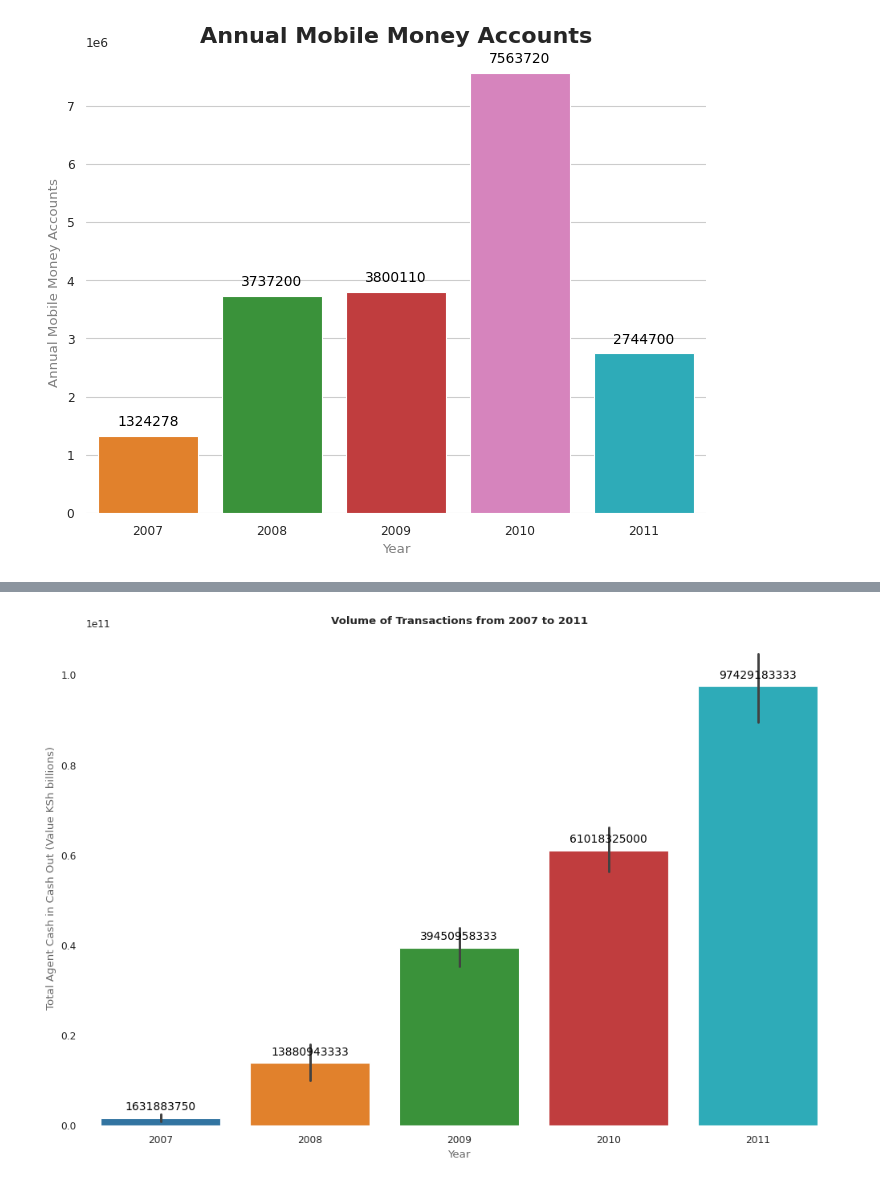
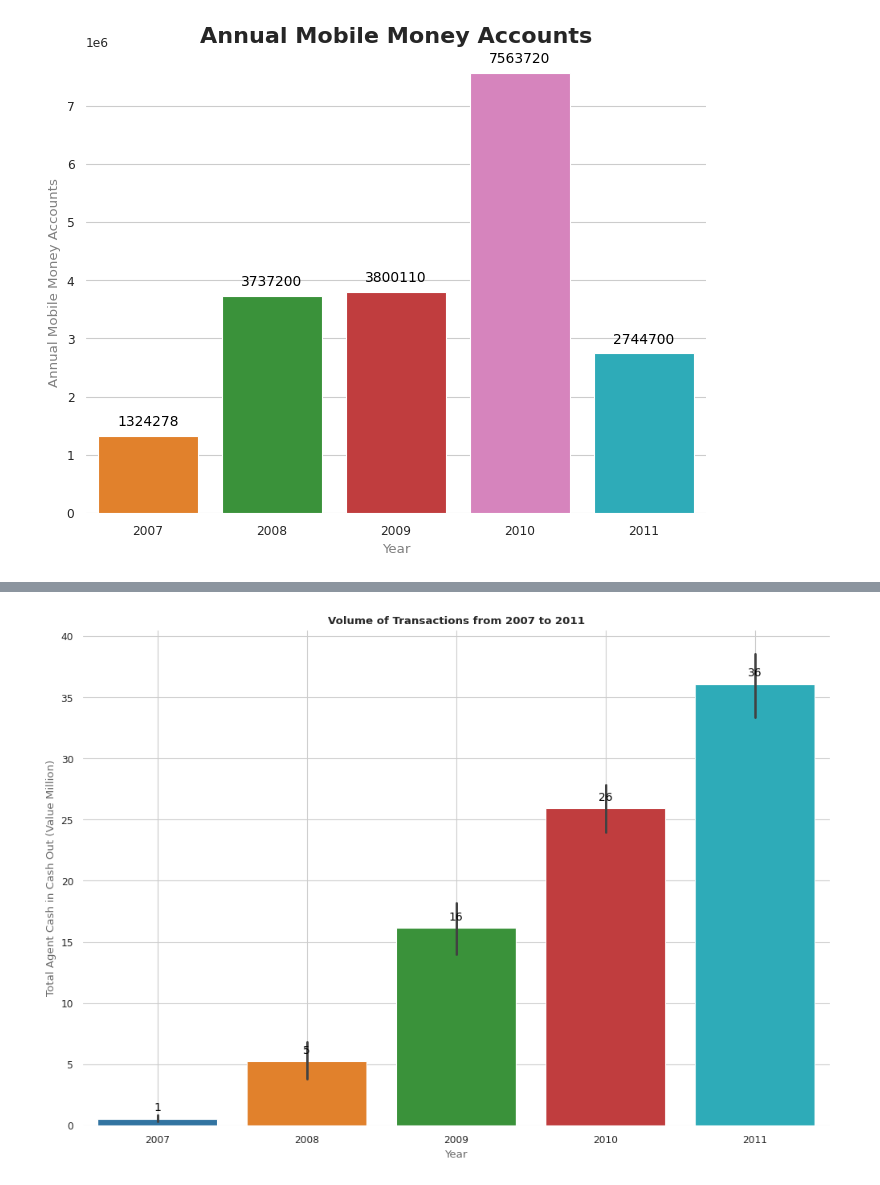
Before and after one commit to Murega14/Value-of-Transactions, a Jupyter notebook: transactions.ipynb, the cells around one changed output, grey strips where cells are left out. Saved outputs shown, nothing was run; the diff lists cells and outputs as text; code cells hidden in the pictures.

```diff
--- a/transactions.ipynb
+++ b/transactions.ipynb
@@ -322,11 +317,3 @@ plt.title('Annual Mobile Money Accounts',  fontdict={'fontsize': 16, 'fontweight
 plt.show()
 # %% [output]
 [figure]
-# %%
-#converting the total volume transacted
-period_one['Total Agent Cash in Cash Out (Volume Million)'] = period_one['Total Agent Cash in Cash Out (Volume Million)'] * 1000000
-
-#converting the total value transacted
-period_one['Total Agent Cash in Cash Out (Value KSh billions)'] = period_one['Total Agent Cash in Cash Out (Value KSh billions)'] * 1000000000
-
-period_one.head(10)
@@ -352,35 +327,35 @@ plt.figure(figsize=(12,8))
 colors = ['#1f77b4', '#ff7f0e', '#2ca02c', '#d62728', '#17becf']
 sns.set_palette(sns.color_palette(colors))
 
-ax = sns.barplot(x='Year', y='Total Agent Cash in Cash Out (Value KSh billions)',
-                  data=period_one)
+ax = sns.barplot(x='Year', y='Total Agent Cash in Cash Out (Volume Million)',
+                data=period_one)
 
 
 for bar in ax.patches:
     ax.annotate(format(bar.get_height(), '.0f'),
                 (bar.get_x() + bar.get_width() / 2,
                  bar.get_height()), ha='center',
                 va='center', fontsize=10, color='black',
                 xytext=(0, 10), textcoords='offset points')
 
 #mute label color
 ax.set_xlabel('Year', color=muted_color)
-ax.set_ylabel('Total Agent Cash in Cash Out (Value KSh billions)', color=muted_color)
+ax.set_ylabel('Total Agent Cash in Cash Out (Value Million)', color=muted_color)
 
 
 sns.despine(left=True, right=True, bottom=True)
 sns.set_style('whitegrid')
 sns.set_context('paper')
 
 plt.title("Volume of Transactions from 2007 to 2011", fontdict={'fontweight':'bold'})
 
 
 ax.spines['top'].set_visible(False)
 ax.spines['right'].set_visible(False)
 ax.spines['bottom'].set_visible(False)
 ax.spines['left'].set_visible(False)
 
-plt.grid(False)
+plt.grid(True)
 plt.show()
 # %% [output]
-[figure, old version]
+[figure, new version]
```
Also changed, not shown: parts of 6 cells of this notebook, 1 other file.
